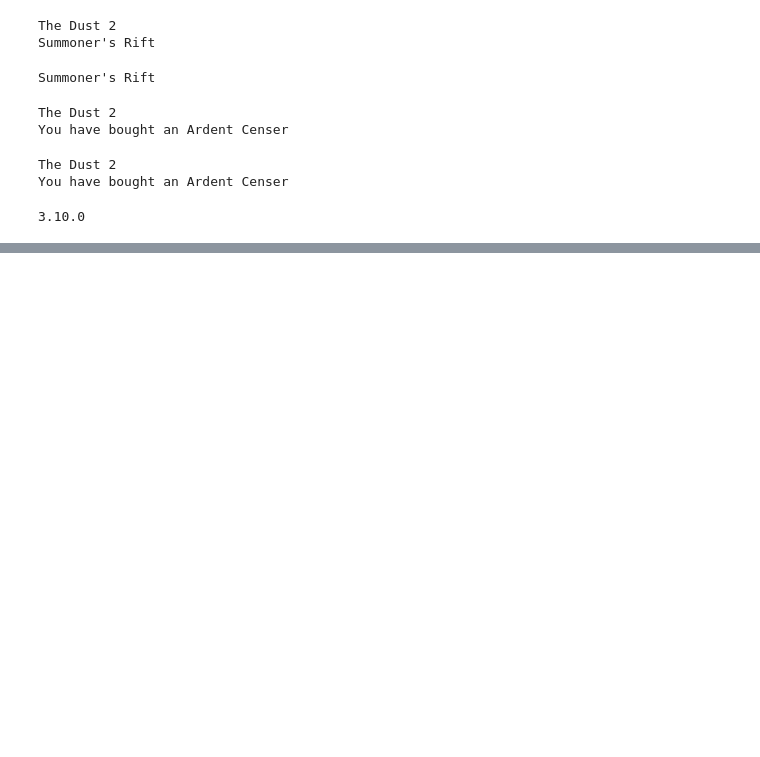
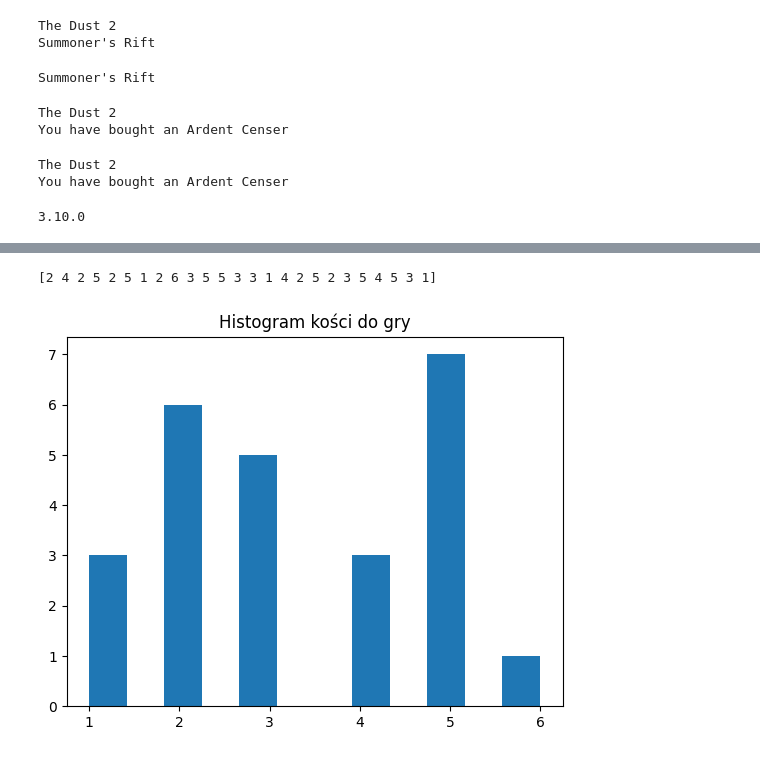
Before and after one commit to Glitch0110/AI-GiganciProgramowania, a Jupyter notebook: L8.ipynb, the cells around one changed output, grey strips where cells are left out. Drawn from its saved outputs; the diff is of its cells as text; code cells hidden in the pictures; blank space fills up the shorter version.

```diff
--- a/L8.ipynb
+++ b/L8.ipynb
@@ -61,0 +76,11 @@ plt.show()
+# %%
+from numpy import random
+dice_rolls = np.array([(random.randint(1,7)) for _ in range(25)])
+print(dice_rolls)
+
+plt.hist(dice_rolls, bins=12)
+plt.title("Histogram kości do gry")
+plt.show()
+# %% [output]
+[2 4 2 5 2 5 1 2 6 3 5 5 3 3 1 4 2 5 2 3 5 4 5 3 1]
+[figure, added]
```
Also changed, not shown: parts of 8 cells of this notebook.
